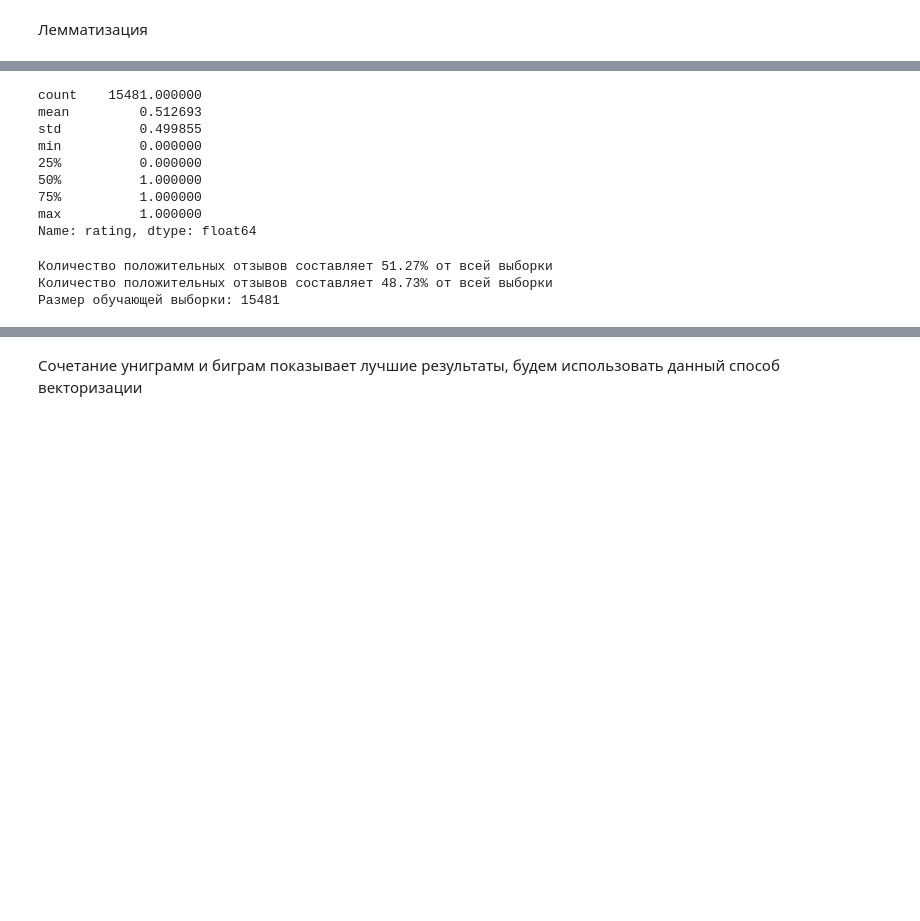
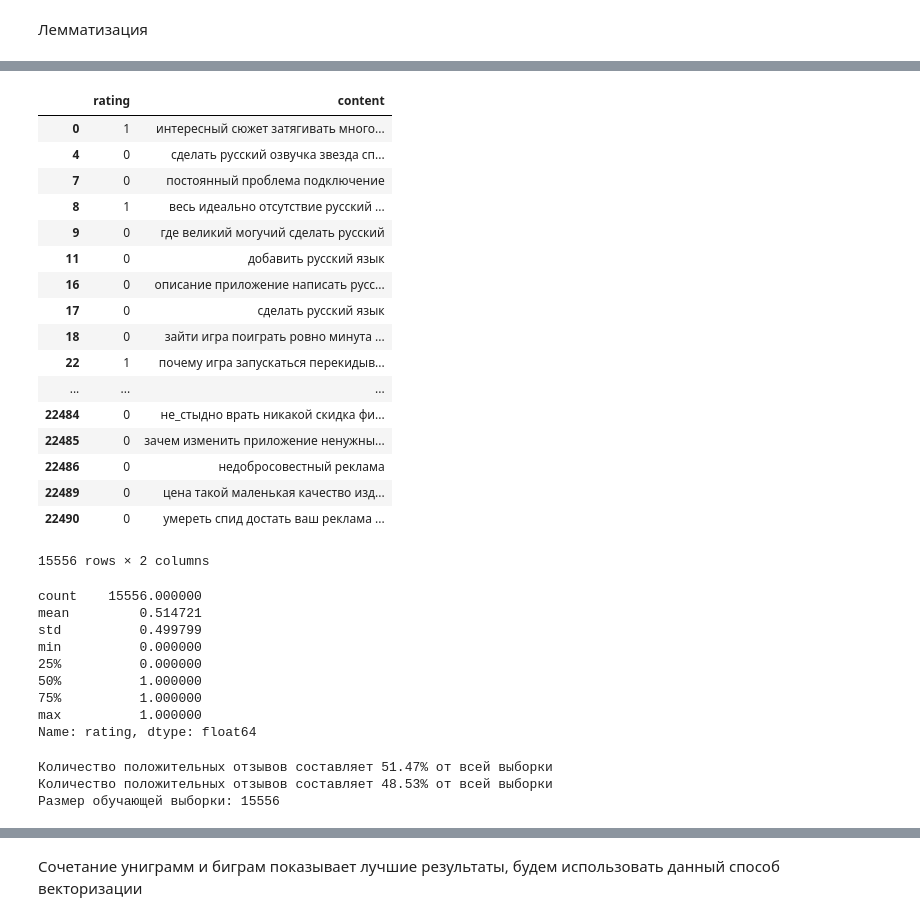
Before and after one commit to dayannn/sentiments, a Jupyter notebook: Sent2.ipynb, the cells around one changed output, grey strips where cells are left out. Saved outputs shown, nothing was run; the diff lists cells and outputs as text; code cells hidden in the pictures; blank space fills up the shorter version.

```diff
--- a/Sent2.ipynb
+++ b/Sent2.ipynb
@@ -187,9 +212,32 @@ revs_norm_neg
+# %%
+#revs_norm_neg_stop.to_csv("normalized_revs_with_neg_stop.csv")
+revs_norm_neg_stop = pd.DataFrame.from_csv("./normalized_revs_with_neg_stop.csv", encoding="cp1251")
+revs_norm_neg_stop
+# %% [output]
+|  | rating | content |
+| 0 | 1 | интересный сюжет затягивать много... |
+| 4 | 0 | сделать русский озвучка звезда сп... |
+| 7 | 0 | постоянный проблема подключение |
+| 8 | 1 | весь идеально отсутствие русский ... |
+| 9 | 0 | где великий могучий сделать русский |
+| 11 | 0 | добавить русский язык |
+| 16 | 0 | описание приложение написать русс... |
+| 17 | 0 | сделать русский язык |
+| 18 | 0 | зайти игра поиграть ровно минута ... |
+| 22 | 1 | почему игра запускаться перекидыв... |
+| ... | ... | ... |
+| 22484 | 0 | не_стыдно врать никакой скидка фи... |
+| 22485 | 0 | зачем изменить приложение ненужны... |
+| 22486 | 0 | недобросовестный реклама |
+| 22489 | 0 | цена такой маленькая качество изд... |
+| 22490 | 0 | умереть спид достать ваш реклама ... |
+15556 rows × 2 columns
 # %%
-revs_norm.rating.describe()
+revs_norm_neg_stop.rating.describe()
 # %% [output]
-count    15481.000000
-mean         0.512693
-std          0.499855
+count    15556.000000
+mean         0.514721
+std          0.499799
 min          0.000000
 25%          0.000000
 50%          1.000000
@@ -197,13 +245,13 @@ min          0.000000
 max          1.000000
 Name: rating, dtype: float64
 # %%
-print ('Количество положительных отзывов составляет {}% от всей выборки'.format(round(float(sum(revs_norm.rating)) / len(revs_norm.rating) * 100, 2)))
-print ('Количество положительных отзывов составляет {}% от всей выборки'.format(round(float(len(revs_norm.rating )- sum(revs_norm.rating)) / len(revs_norm.rating) * 100, 2)))
-print ('Размер обучающей выборки: {}'.format(revs_norm.shape[0]))
+print ('Количество положительных отзывов составляет {}% от всей выборки'.format(round(float(sum(revs_norm_neg_stop.rating)) / len(revs_norm_neg_stop.rating) * 100, 2)))
+print ('Количество положительных отзывов составляет {}% от всей выборки'.format(round(float(len(revs_norm_neg_stop.rating )- sum(revs_norm_neg_stop.rating)) / len(revs_norm_neg_stop.rating) * 100, 2)))
+print ('Размер обучающей выборки: {}'.format(revs_norm_neg_stop.shape[0]))
 # %% [output]
-Количество положительных отзывов составляет 51.27% от всей выборки
-Количество положительных отзывов составляет 48.73% от всей выборки
-Размер обучающей выборки: 15481
+Количество положительных отзывов составляет 51.47% от всей выборки
+Количество положительных отзывов составляет 48.53% от всей выборки
+Размер обучающей выборки: 15556
 # %%
 from sklearn.feature_extraction.text import CountVectorizer, TfidfTransformer, TfidfVectorizer
 from sklearn.cross_validation import cross_val_score
```
Also changed, not shown: parts of 49 cells of this notebook.
